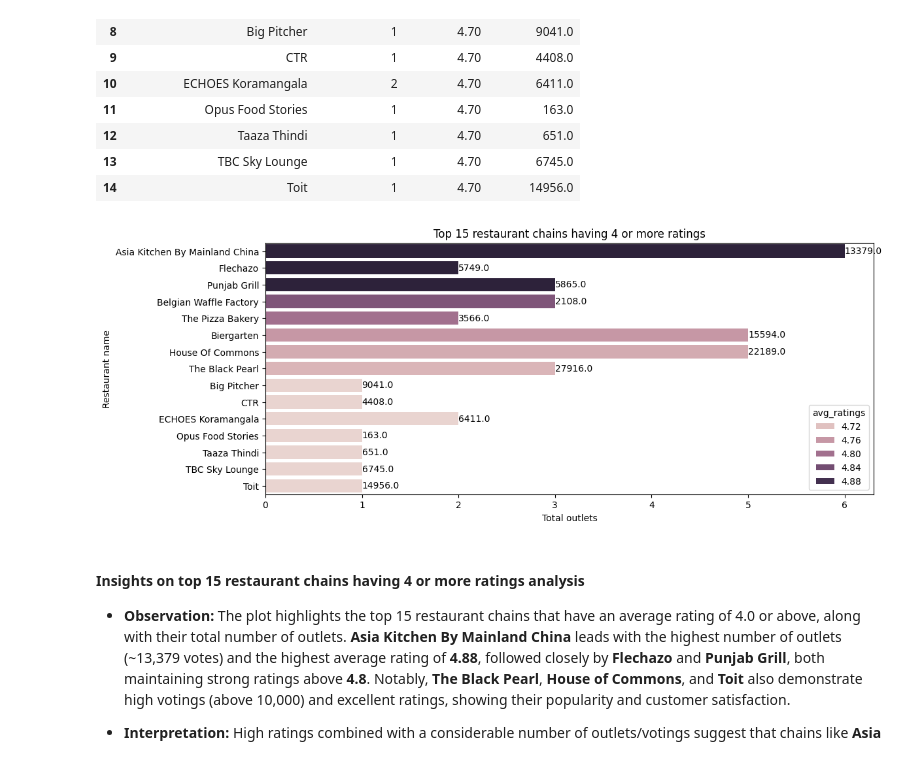
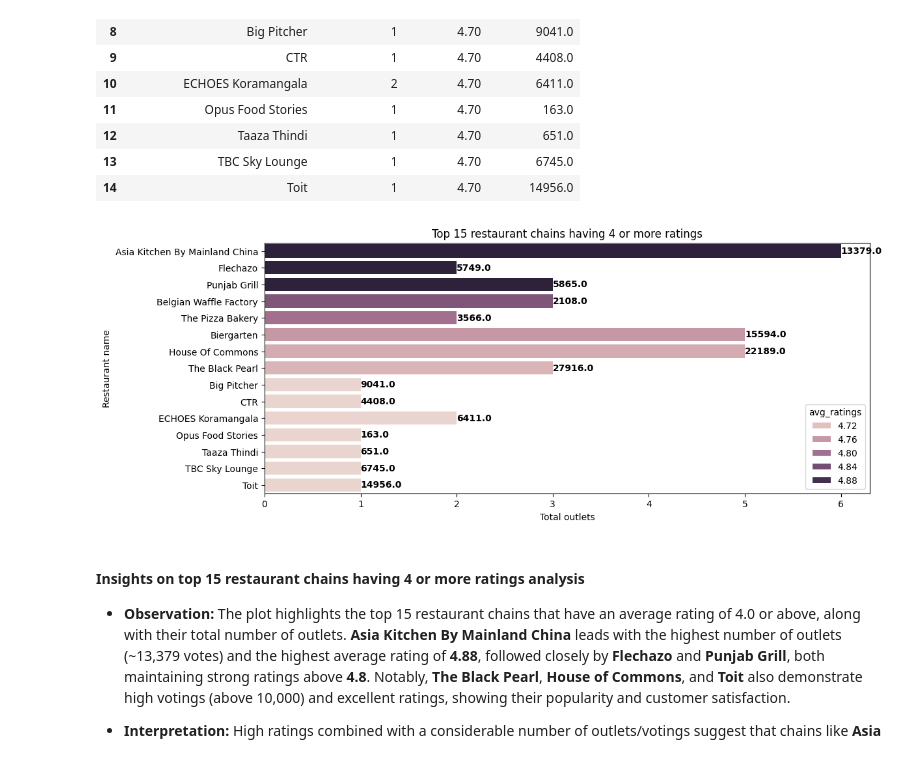
Before and after one commit to Bhuvi128/Bengaluru-Restaurant-Trends-Analysis, a Jupyter notebook: Bengaluru Restaurant Trends Analysis.ipynb, the cells around one changed output. Saved outputs shown, nothing was run; the diff lists cells and outputs as text; code cells hidden in the pictures.

```diff
--- a/Bengaluru Restaurant Trends Analysis.ipynb
+++ b/Bengaluru Restaurant Trends Analysis.ipynb
@@ -319,18 +319,18 @@ top_15_rest_rating_4
 # %%
 # Plot top 15 restaurant chains having 4 or more ratings
 plt.figure(figsize=(12,5))
 sns.barplot(data = top_15_rest_rating_4, x = 'total_outlets', y = 'rest_name', hue = 'avg_ratings')
 for i in range(len(top_15_rest_rating_4)):
     plt.text(top_15_rest_rating_4['total_outlets'][i], i,    # X and Y positions
              str(top_15_rest_rating_4['total_votings'][i]),        # Text (convert to str)
-             va='center')
+             va='center', fontsize = 10, fontweight = 'bold')
 
 plt.title("Top 15 restaurant chains having 4 or more ratings")
 plt.xlabel("Total outlets")
 plt.ylabel("Restaurant name")
 plt.show()
 # %% [output]
-[figure, old version]
+[figure, new version]
 # %% [markdown]
 #### Insights on top 15 restaurant chains having 4 or more ratings analysis
 
```
